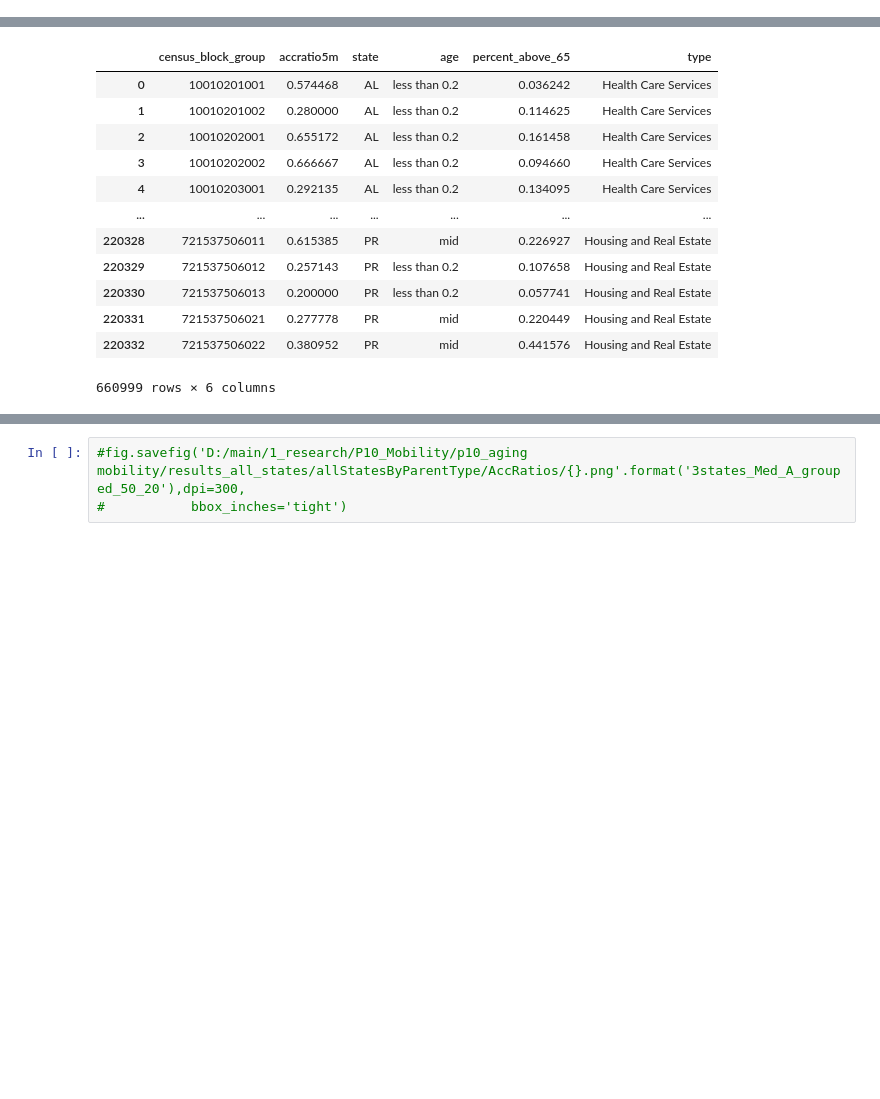
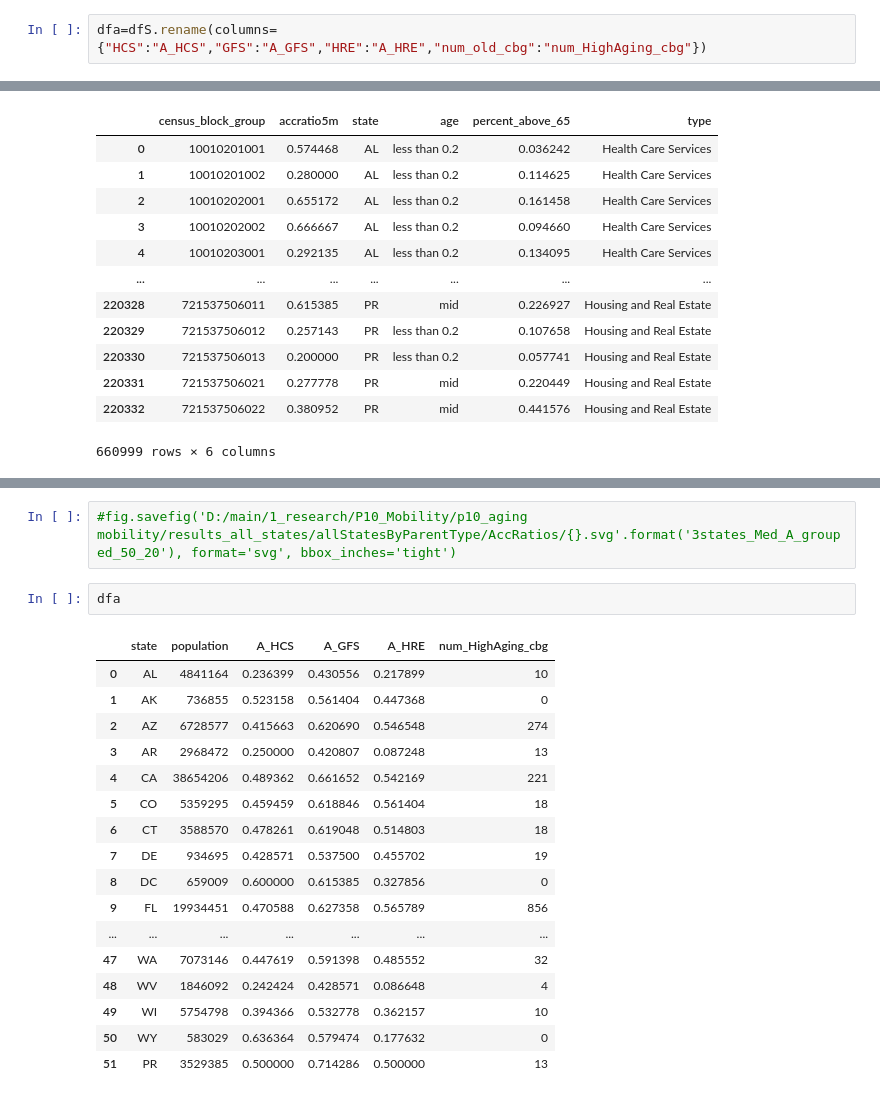
Before and after one commit to guoer-01/agingmobility, a Jupyter notebook: Analyses_Distribution_A.ipynb, the cells around one changed output, grey strips where cells are left out. Saved outputs shown, nothing was run; the diff lists cells and outputs as text; blank space fills up the shorter version.

```diff
--- a/Analyses_Distribution_A.ipynb
+++ b/Analyses_Distribution_A.ipynb
@@ -142,6 +142,8 @@ dfS
 | 49 | WI | 5754798 | 0.394366 | 0.532778 | 0.362157 | 10 |
 | 50 | WY | 583029 | 0.636364 | 0.579474 | 0.177632 | 0 |
 | 51 | PR | 3529385 | 0.500000 | 0.714286 | 0.500000 | 13 |
+# %%
+dfa=dfS.rename(columns={"HCS":"A_HCS","GFS":"A_GFS","HRE":"A_HRE","num_old_cbg":"num_HighAging_cbg"})
 # %%
 from matplotlib.colors import ListedColormap, LinearSegmentedColormap
 
@@ -535,3 +564,22 @@ quartile 18
 # %%
-#fig.savefig('D:/main/1_research/P10_Mobility/p10_aging mobility/results_all_states/allStatesByParentType/AccRatios/{}.png'.format('3states_Med_A_grouped_50_20'),dpi=300,
-#           bbox_inches='tight')
+#fig.savefig('D:/main/1_research/P10_Mobility/p10_aging mobility/results_all_states/allStatesByParentType/AccRatios/{}.svg'.format('3states_Med_A_grouped_50_20'), format='svg', bbox_inches='tight')
+# %%
+dfa
+# %% [output]
+|  | state | population | A_HCS | A_GFS | A_HRE | num_HighAging_cbg |
+| 0 | AL | 4841164 | 0.236399 | 0.430556 | 0.217899 | 10 |
+| 1 | AK | 736855 | 0.523158 | 0.561404 | 0.447368 | 0 |
+| 2 | AZ | 6728577 | 0.415663 | 0.620690 | 0.546548 | 274 |
+| 3 | AR | 2968472 | 0.250000 | 0.420807 | 0.087248 | 13 |
+| 4 | CA | 38654206 | 0.489362 | 0.661652 | 0.542169 | 221 |
+| 5 | CO | 5359295 | 0.459459 | 0.618846 | 0.561404 | 18 |
+| 6 | CT | 3588570 | 0.478261 | 0.619048 | 0.514803 | 18 |
+| 7 | DE | 934695 | 0.428571 | 0.537500 | 0.455702 | 19 |
+| 8 | DC | 659009 | 0.600000 | 0.615385 | 0.327856 | 0 |
+| 9 | FL | 19934451 | 0.470588 | 0.627358 | 0.565789 | 856 |
+| ... | ... | ... | ... | ... | ... | ... |
+| 47 | WA | 7073146 | 0.447619 | 0.591398 | 0.485552 | 32 |
+| 48 | WV | 1846092 | 0.242424 | 0.428571 | 0.086648 | 4 |
+| 49 | WI | 5754798 | 0.394366 | 0.532778 | 0.362157 | 10 |
+| 50 | WY | 583029 | 0.636364 | 0.579474 | 0.177632 | 0 |
+| 51 | PR | 3529385 | 0.500000 | 0.714286 | 0.500000 | 13 |
```
Also changed, not shown: parts of 10 cells of this notebook, 8 other files.
